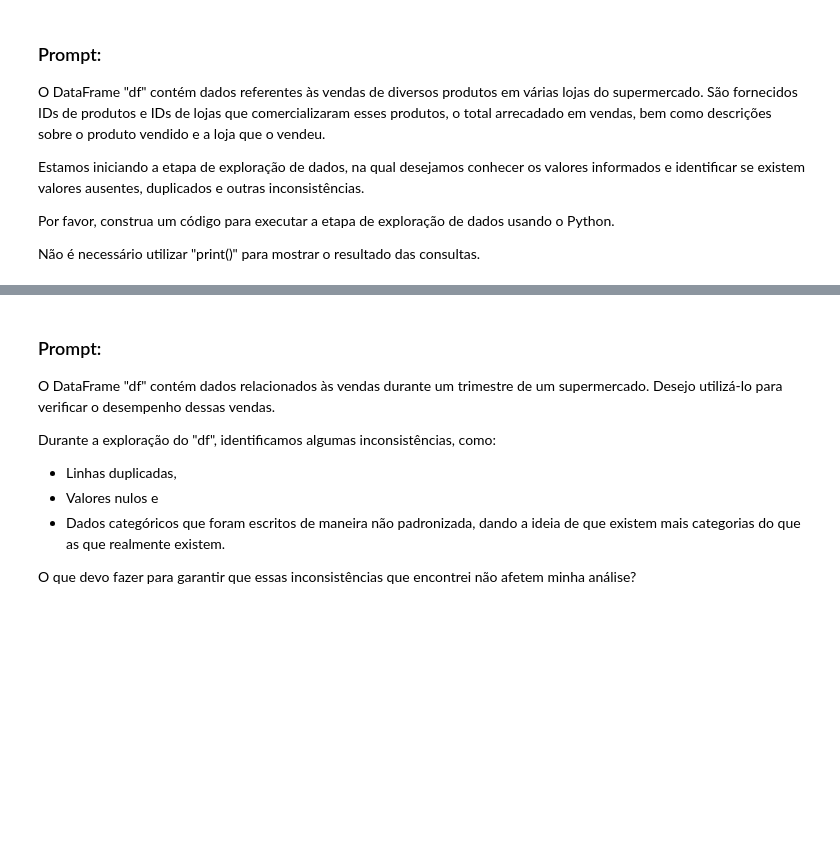
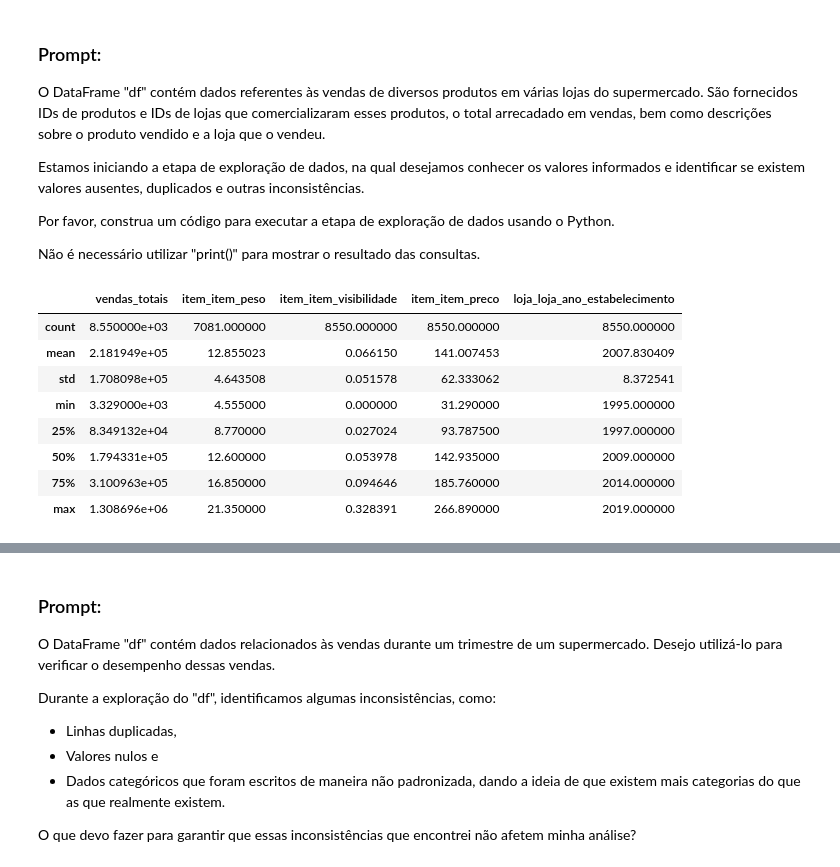
Before and after one commit to dorvalneto/IA_experimental, a Jupyter notebook: Notebook_Análise_de_dados_com_Python_utilizando_o_ChatGPT_como_assistente.ipynb, the cells around one changed output, grey strips where cells are left out. Saved outputs shown, nothing was run; the diff lists cells and outputs as text; code cells hidden in the pictures; blank space fills up the shorter version.

```diff
--- a/Notebook_Análise_de_dados_com_Python_utilizando_o_ChatGPT_como_assistente.ipynb
+++ b/Notebook_Análise_de_dados_com_Python_utilizando_o_ChatGPT_como_assistente.ipynb
@@ -34,3 +82,21 @@ Estamos iniciando a etapa de exploração de dados, na qual desejamos conhecer o
 Por favor, construa um código para executar a etapa de exploração de dados usando o Python.
 
 Não é necessário utilizar "print()" para mostrar o resultado das consultas.
+# %%
+# Estatísticas descritivas para colunas numéricas
+descriptive_stats = df.describe()
+
+# Estatísticas descritivas para colunas não numéricas
+descriptive_stats_non_numeric = df.describe(include=[object])
+# %%
+descriptive_stats
+# %% [output]
+|  | vendas_totais | item_item_peso | item_item_visibilidade | item_item_preco | loja_loja_ano_estabelecimento |
+| count | 8.550000e+03 | 7081.000000 | 8550.000000 | 8550.000000 | 8550.000000 |
+| mean | 2.181949e+05 | 12.855023 | 0.066150 | 141.007453 | 2007.830409 |
+| std | 1.708098e+05 | 4.643508 | 0.051578 | 62.333062 | 8.372541 |
+| min | 3.329000e+03 | 4.555000 | 0.000000 | 31.290000 | 1995.000000 |
+| 25% | 8.349132e+04 | 8.770000 | 0.027024 | 93.787500 | 1997.000000 |
+| 50% | 1.794331e+05 | 12.600000 | 0.053978 | 142.935000 | 2009.000000 |
+| 75% | 3.100963e+05 | 16.850000 | 0.094646 | 185.760000 | 2014.000000 |
+| max | 1.308696e+06 | 21.350000 | 0.328391 | 266.890000 | 2019.000000 |
```
Also changed, not shown: parts of 11 cells of this notebook.
